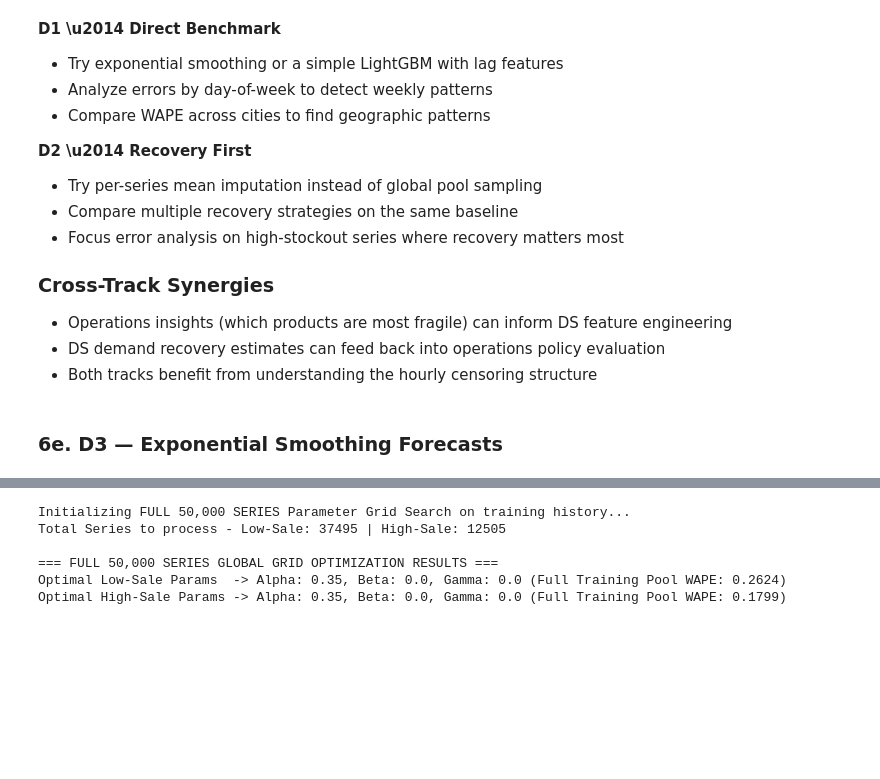
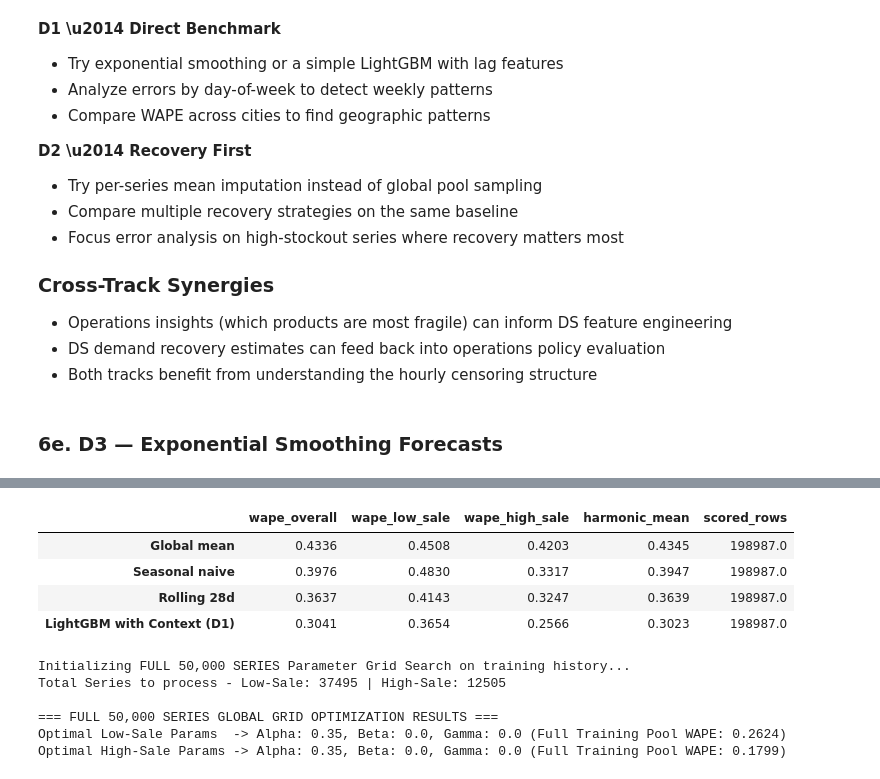
Before and after one commit to panhpham2000/Fresh-Retail, a Jupyter notebook: copy_of_freshretail_starter.ipynb, the cells around one changed output, grey strips where cells are left out. Cells and saved outputs as stored; diff of their text form; code cells hidden in the pictures; blank space fills up the shorter version.

```diff
--- a/copy_of_freshretail_starter.ipynb
+++ b/copy_of_freshretail_starter.ipynb
@@ -752,0 +786,69 @@ Calculating Single, Double, and Triple Exponential Smoothing across all 50,000 s
+# %%
+import lightgbm as lgb
+import numpy as np
+import pandas as pd
+
+print("Engineering advanced feature matrix with weather and activity contexts...")
+
+# 1. Combine datasets to maintain continuous rolling features across the split boundary
+full_df = pd.concat([train, val], axis=0).sort_values(['series_id', 'day_idx']).reset_index(drop=True)
+
+# 2. Re-calculate historical time-series lags and rolling averages
+full_df['sales_lag1'] = full_df.groupby('series_id')['sale_amount'].shift(1)
+full_df['sales_lag7'] = full_df.groupby('series_id')['sale_amount'].shift(7)
+
+full_df['sales_roll7'] = full_df.groupby('series_id')['sale_amount'].transform(
+    lambda x: x.shift(1).rolling(window=7, min_periods=1).mean()
+)
+full_df['sales_roll28'] = full_df.groupby('series_id')['sale_amount'].transform(
+    lambda x: x.shift(1).rolling(window=28, min_periods=1).mean()
+)
+
+# 3. Define the expanded feature list including your new context columns
+features = [
+    'sales_lag1', 'sales_lag7', 'sales_roll7', 'sales_roll28',
+    'discount', 'avg_temperature', 'holiday_flag',
+    'activity_flag', 'precpt', 'avg_wind_level', 'avg_humidity'
+]
+target = 'sale_amount'
+
+# 4. Separate the matrices back into Training and Validation sets
+train_features_df = full_df[full_df['day_idx'] <= 83].copy()
+val_features_df = full_df[full_df['day_idx'] > 83].copy()
+
+# Drop the first 28 days of training to clear out NaN records from long rolling windows
+clean_train_df = train_features_df[train_features_df['day_idx'] > 28].dropna(subset=features)
+
+X_train = clean_train_df[features]
+y_train = clean_train_df[target]
+X_val = val_features_df[features]
+
+print(f"Feature matrix built. Total training features tracked: {len(features)}")
+print(f"Clean training matrix shape: {X_train.shape}")
+
+# 5. Initialize and Train the Expanded LightGBM Regressor
+print("\nTraining contextual LightGBM model...")
+lgb_model = lgb.LGBMRegressor(
+    n_estimators=150,
+    learning_rate=0.05,
+    num_leaves=31,
+    random_state=42,
+    n_jobs=-1
+)
+
+lgb_model.fit(X_train, y_train)
+
+# 6. Predict and Score on the Validation Pool
+print("Generating final predictions for the evaluation window...")
+val_features_df['lgb_context_pred'] = lgb_model.predict(X_val)
+val_features_df['lgb_context_pred'] = np.clip(val_features_df['lgb_context_pred'], 0, None) # Floor at 0
+
+print("Computing updated evaluation scorecard metrics...")
+lgb_context_wape = evaluate_forecast(val_features_df, pred_col='lgb_context_pred')
+
+# Append the new model to your master results dictionary
+results['LightGBM with Context (D1)'] = lgb_context_wape
+
+print("\n=== UPDATED PROJECT LEADERBOARD ===")
+display(pd.DataFrame(results).T)
+# %% [output]
@@ -753,3 +869,8 @@ Calculating Single, Double, and Triple Exponential Smoothing across all 50,000 s
+|  | wape_overall | wape_low_sale | wape_high_sale | harmonic_mean | scored_rows |
+| Global mean | 0.4336 | 0.4508 | 0.4203 | 0.4345 | 198987.0 |
+| Seasonal naive | 0.3976 | 0.4830 | 0.3317 | 0.3947 | 198987.0 |
+| Rolling 28d | 0.3637 | 0.4143 | 0.3247 | 0.3639 | 198987.0 |
+| LightGBM with Context (D1) | 0.3041 | 0.3654 | 0.2566 | 0.3023 | 198987.0 |
 # %%
 import numpy as np
 import pandas as pd
```
Also changed, not shown: parts of 20 cells of this notebook.
